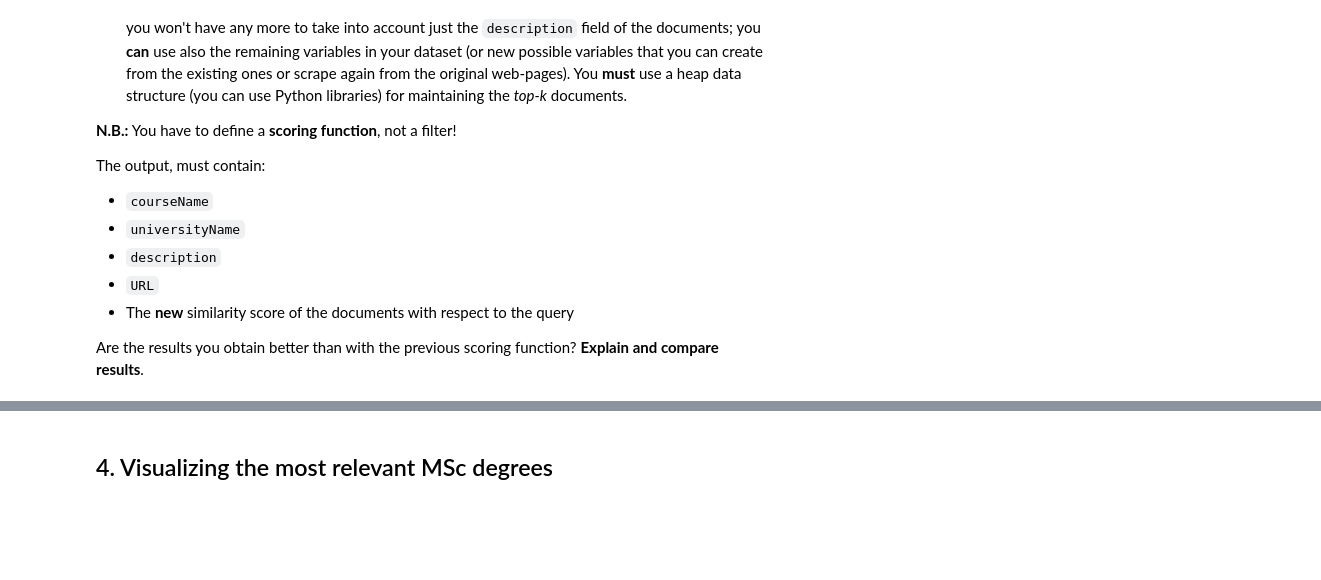
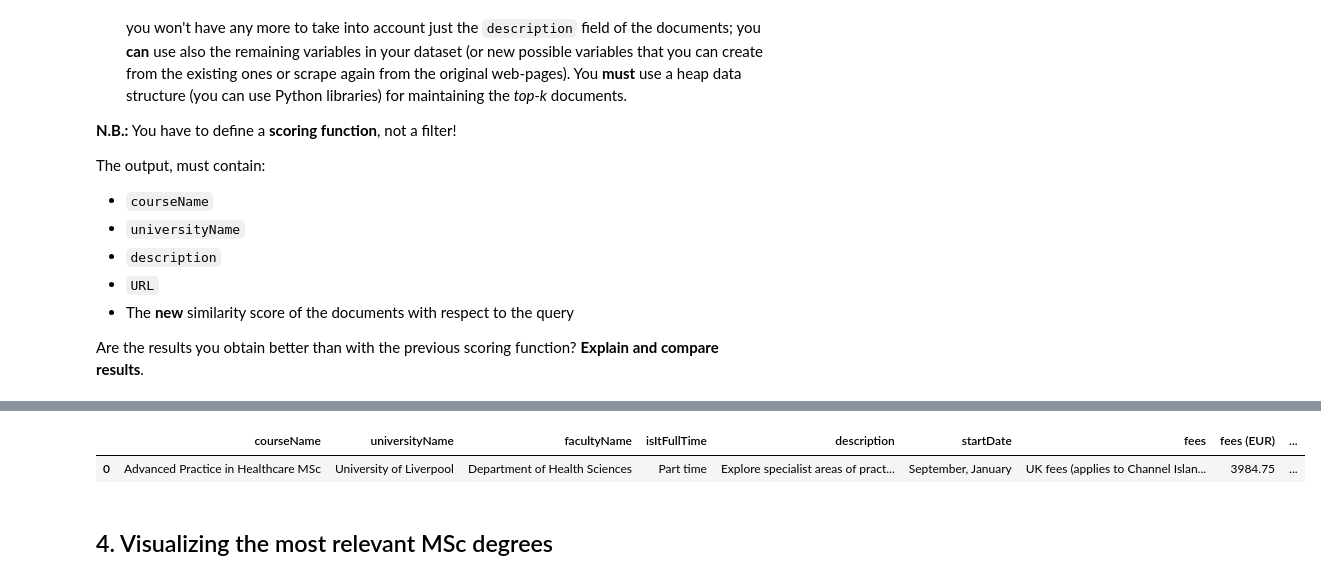
Before and after one commit to LorenzoPannacci/ADM-HW3, a Jupyter notebook: main.ipynb, the cells around one changed output, grey strips where cells are left out. Saved outputs shown, nothing was run; the diff lists cells and outputs as text; code cells hidden in the pictures; blank space fills up the shorter version.

```diff
--- a/main.ipynb
+++ b/main.ipynb
@@ -604,3 +575,11 @@ top_k_results
+# %%
+# showing results of second search engine
+
+file_path = tsvs_path + "course_878.tsv"
+pd.read_csv(file_path, sep = '\t')
+# %% [output]
+|  | courseName | universityName | facultyName | isItFullTime | description | startDate | fees | fees (EUR) | ... |
+| 0 | Advanced Practice in Healthcare MSc | University of Liverpool | Department of Health Sciences | Part time | Explore specialist areas of pract... | September, January | UK fees (applies to Channel Islan... | 3984.75 | ... |
 # %% [markdown]
 ## 4. Visualizing the most relevant MSc degrees
 # %% [markdown]
```
Also changed, not shown: parts of 17 cells of this notebook, 4 other files.
